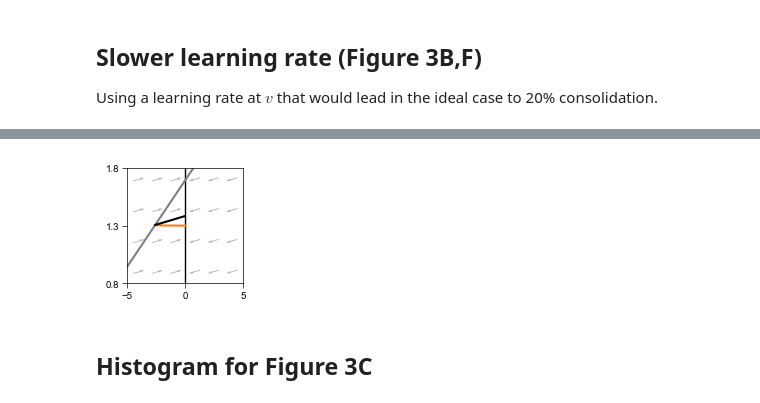
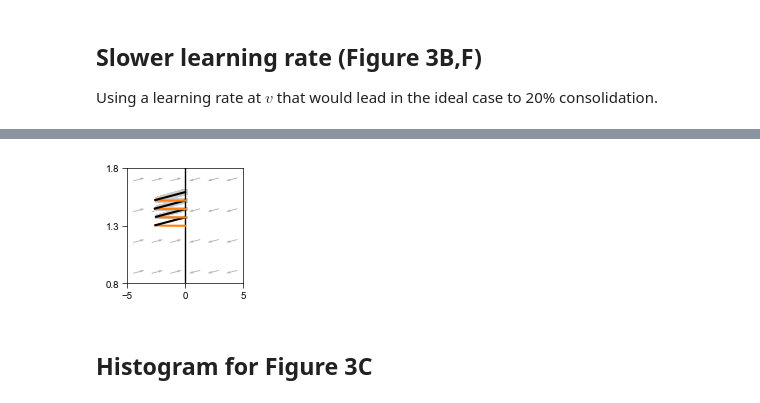
Before and after one commit to jay-bhasin/consolidation-integration, a Jupyter notebook: notebooks/simulations-heterosynaptic.ipynb, the cells around one changed output, grey strips where cells are left out. Drawn from its saved outputs; the diff is of its cells as text; code cells hidden in the pictures.

```diff
--- a/notebooks/simulations-heterosynaptic.ipynb
+++ b/notebooks/simulations-heterosynaptic.ipynb
@@ -894,0 +1002,11 @@ frac_incomplete = ((gain_s_post[-1]-gain_s_learn[0])
+# %%
+# Training with no perturbations
+y_repeated_temp_no_perturb = []
+y0_repeated = np.array([params['w_i'], v_0, 0, params['pf_0'], params['pf_0']*params['cf_0']])
+
+for d in tqdm.notebook.trange(days):
+    t_1, y_1, t_2, y_2 = simulateTrainingOnline(y0_repeated, 0.5, 24, head_learn, head_post_input,
+                              target_learn, target_post, params_perturb_slow,  returnSeparate=True, dt_learn=60/3600)
+    y_repeated_temp_no_perturb.append(y_1)
+    y_repeated_temp_no_perturb.append(y_2)
+    y0_repeated = y_2[:,-1]
@@ -894,0 +1022,6 @@ frac_incomplete = ((gain_s_post[-1]-gain_s_learn[0])
+# %%
+rs_online = lambda t: -head_learn(t) # x2 training
+# %%
+perturbation_len = int(T_noise/dt_perturb)
+# %%
+t_noise = np.arange(int(T_noise/dt_perturb))*dt_perturb
@@ -895,44 +1056,46 @@ frac_incomplete = ((gain_s_post[-1]-gain_s_learn[0])
 # %%
 plt.figure(figsize=(1.5,1.5))
 
-# Plot perfect consolidation line
 xlims = [-5, 5]
 yr = 0.5
 ylims = [1.3-yr, 1.3+yr]
+
+
+# Attractor
 plt.plot([0,0],ylims,'k', lw=1)
-
-w_max = (params['mf_sensitivity']*ylims[1] - gain_s_learn[-1]/params['k_eye'])/(params['w_pc_mvn']*params['pf_sensitivity'])
-
-plt.plot([xlims[0], w_max], (np.array([xlims[0], w_max])*params['w_pc_mvn']*params['pf_sensitivity'] + gain_s_learn[-1]/params['k_eye'])/params['mf_sensitivity'],
-        c=(0.5, 0.5, 0.5))
-
-plt.plot(y_s_learn[0,:]-params['w_i'], y_s_learn[1,:], c='C1')
-plt.plot(y_s_post[0,:]-params['w_i'], y_s_post[1,:], c='k')
 
 ylimrange = ylims[1]-ylims[0]
 xlimrange = xlims[1]-xlims[0]
 
-plt.ylim(ylims)
-plt.xlim(xlims)
-
+# Plot phase arrows
 ww_phase, vv_phase = np.meshgrid(xlims[0] + np.linspace(0.1,0.9,6)*xlimrange,ylims[0] + np.linspace(0.1,0.9,4)*ylimrange)
 dw_phase = 1/params['tau_post']*(-ww_phase)
-
 dv_phase = -params_perturb_slow['k_v']*(params['mf_0']*params['pf_0'] +
                                     params['mf_sensitivity']*params['pf_sensitivity']*(0.5*peak_velocity_post**2))*ww_phase
 
 dw_phase_norm = dw_phase/np.sqrt(dw_phase**2+dv_phase**2)
 dv_phase_norm = dv_phase/np.sqrt(dw_phase**2+dv_phase**2)
-
 plt.quiver(ww_phase, vv_phase, dw_phase_norm, dv_phase_norm, pivot='middle', scale=10, angles='xy', color=(0.7, 0.7, 0.7, 1))
 
+for ttt in range(0,len(t_repeated)):
+    plt.fill_between(np.mean(y_train_perturb_slow[:,0,ttt]-params['w_i']) + np.std(y_train_perturb_slow[:,0,ttt])*np.array([1,-1]),
+                 [np.mean(y_train_perturb_slow[:,1,ttt]) - np.std(y_train_perturb_slow[:,1,ttt]),]*2,
+                 [np.mean(y_train_perturb_slow[:,1,ttt]) + np.std(y_train_perturb_slow[:,1,ttt]),]*2, color=(0.8,)*3,edgecolor=None)
 
+# No noise
+for d in range(days):
+    plt.plot(y_repeated_temp_no_perturb[2*d][0,:]-params['w_i'], y_repeated_temp_no_perturb[2*d][1,:],c='C1')
+    plt.plot(y_repeated_temp_no_perturb[2*d+1][0,:]-params['w_i'], y_repeated_temp_no_perturb[2*d+1][1,:],c='k')
 
 ax = plt.gca()
+
 ax.set_yticks(np.linspace(ylims[0],ylims[1], 3));
 ax.set_xticks(np.linspace(xlims[0],xlims[1], 3));
+
+plt.ylim(ylims)
+plt.xlim(xlims)
 # %% [output]
-[figure, old version]
+[figure, new version]
 # %% [markdown]
 ## Histogram for Figure 3C
 # %%
```
Also changed, not shown: parts of 65 cells of this notebook, 2 other files.
